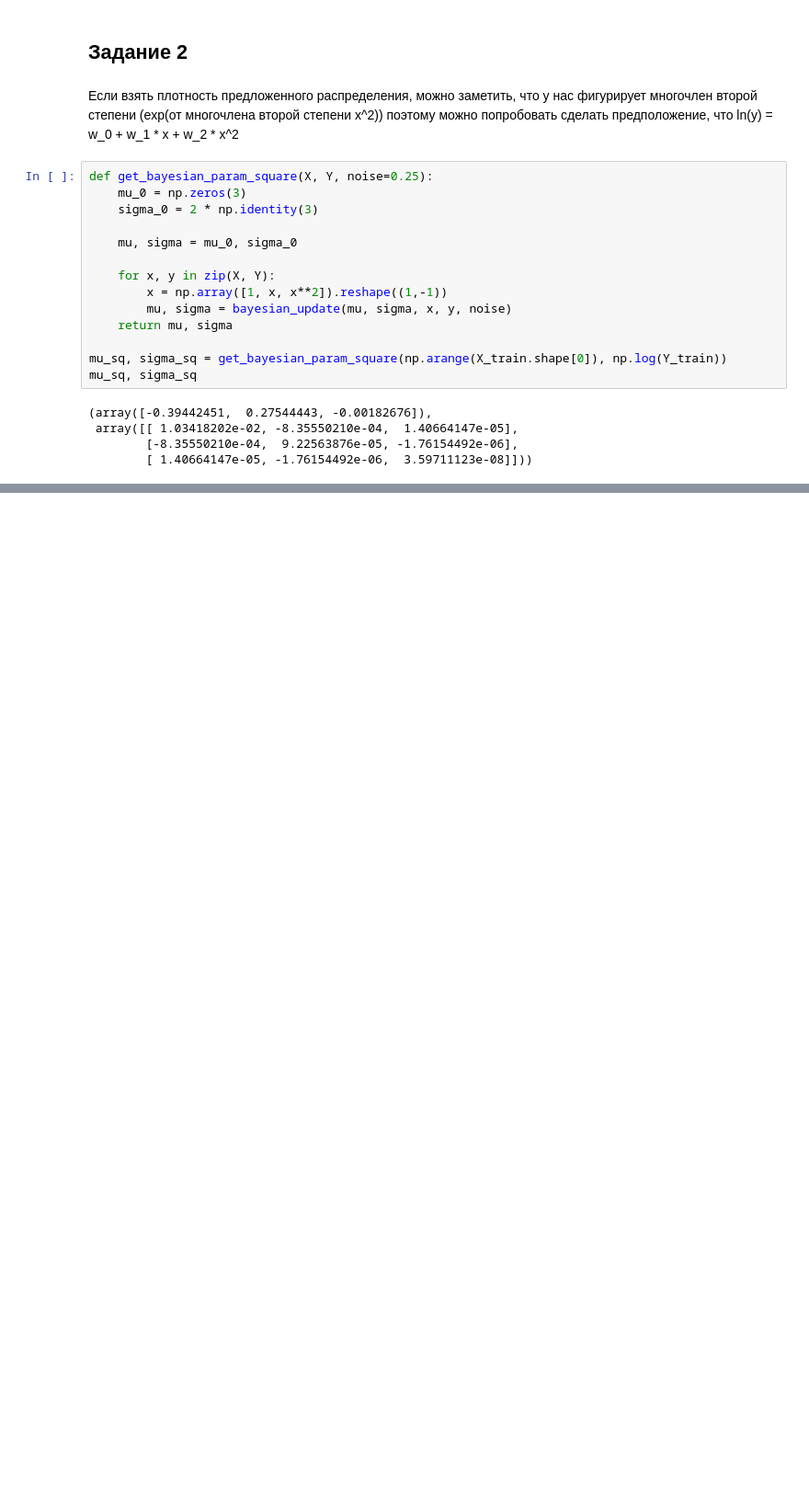
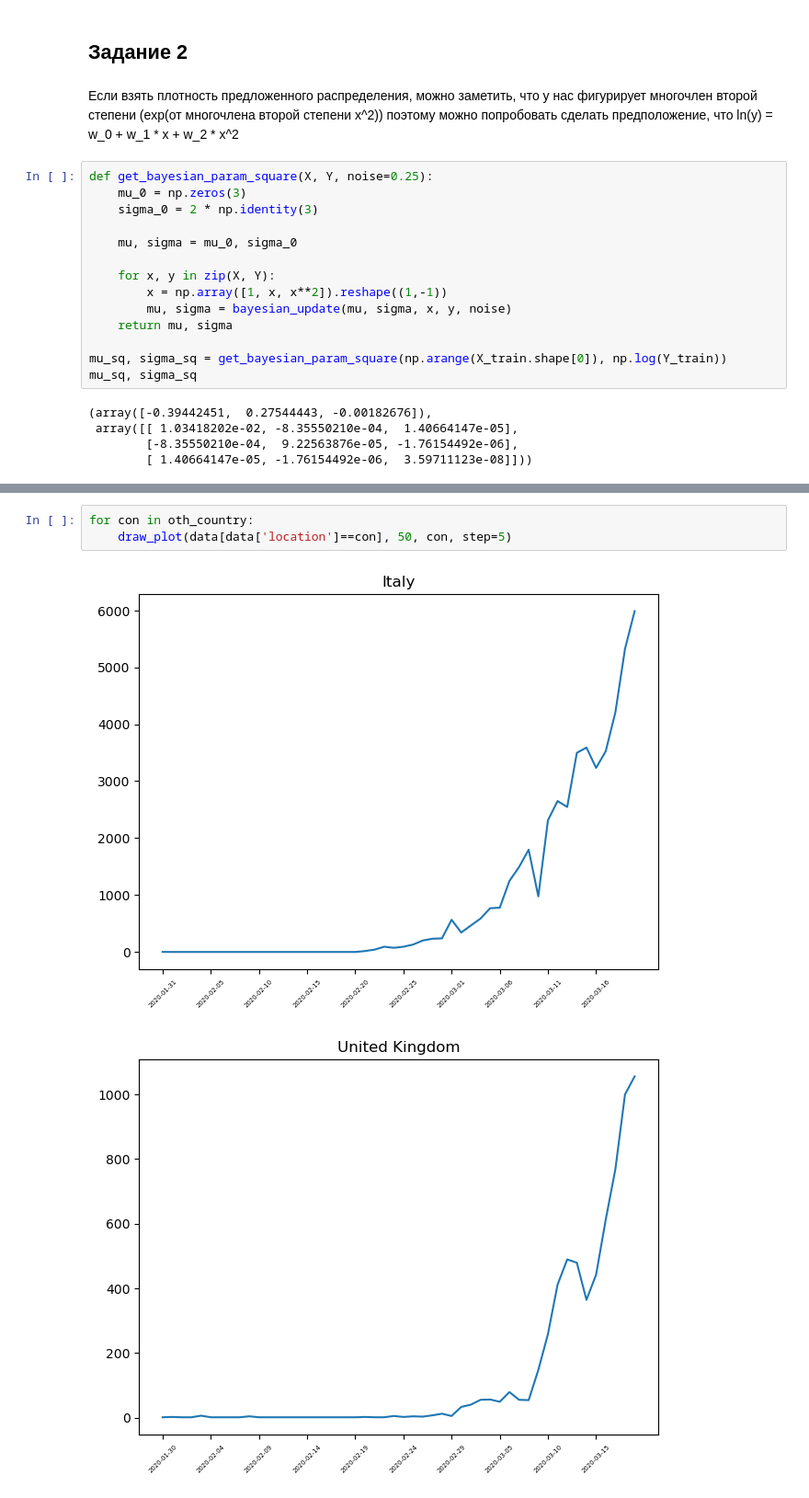
Before and after one commit to OneoKoz/Advance_ML_MADE, a Jupyter notebook: HW_1/Advance_ML_HW_1.ipynb, the cells around one changed output, grey strips where cells are left out. Shown at 92% size. Cells and saved outputs as stored; diff of their text form; blank space fills up the shorter version.

```diff
--- a/HW_1/Advance_ML_HW_1.ipynb
+++ b/HW_1/Advance_ML_HW_1.ipynb
@@ -294,0 +328,6 @@ Name: total_cases, Length: 1099, dtype: float64
+# %%
+for con in oth_country:
+    draw_plot(data[data['location']==con], 50, con, step=5)
+# %% [output]
+[figure, added]
+[figure, added]
```
Also changed, not shown: parts of 23 cells of this notebook.
